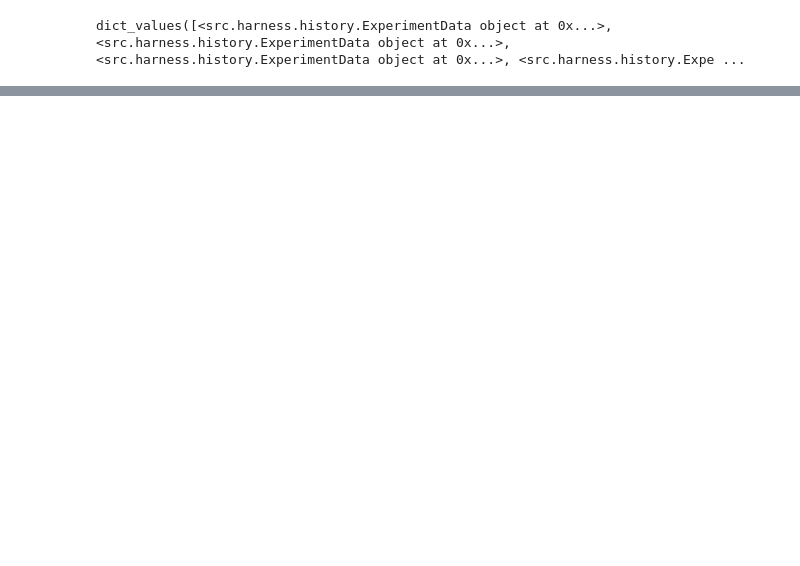
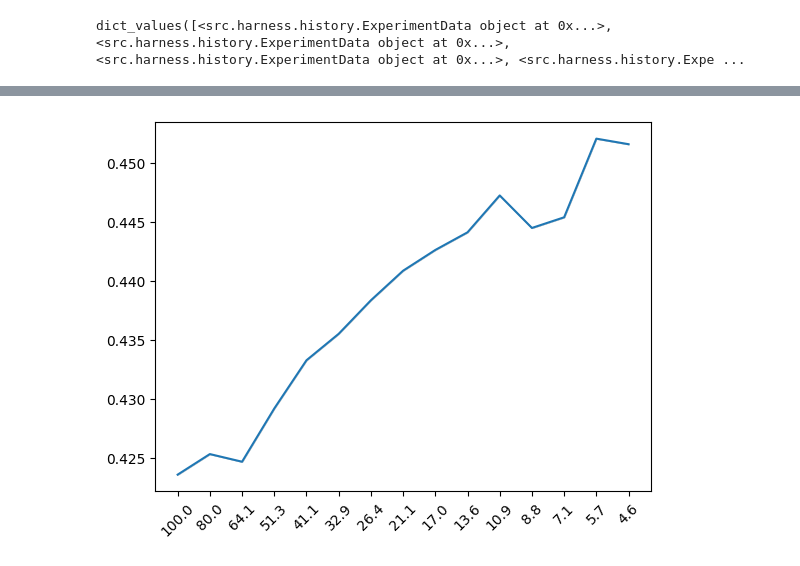
Before and after one commit to JBourds/lottery-tickets, a Jupyter notebook: plotting.ipynb, the cells around one changed output, grey strips where cells are left out. Cells and saved outputs as stored; diff of their text form; code cells hidden in the pictures; blank space fills up the shorter version.

```diff
--- a/plotting.ipynb
+++ b/plotting.ipynb
@@ -72,0 +195,4 @@ AttributeError: 'NoneType' object has no attribute 'append'
+# %%
+create_graphs(graph_sum, graph_sum.get_sparcity,graph_sum.get_positive_ratio_total_final)
+# %% [output]
+[figure, added]
```
Also changed, not shown: parts of 16 cells of this notebook, 1 other file.
